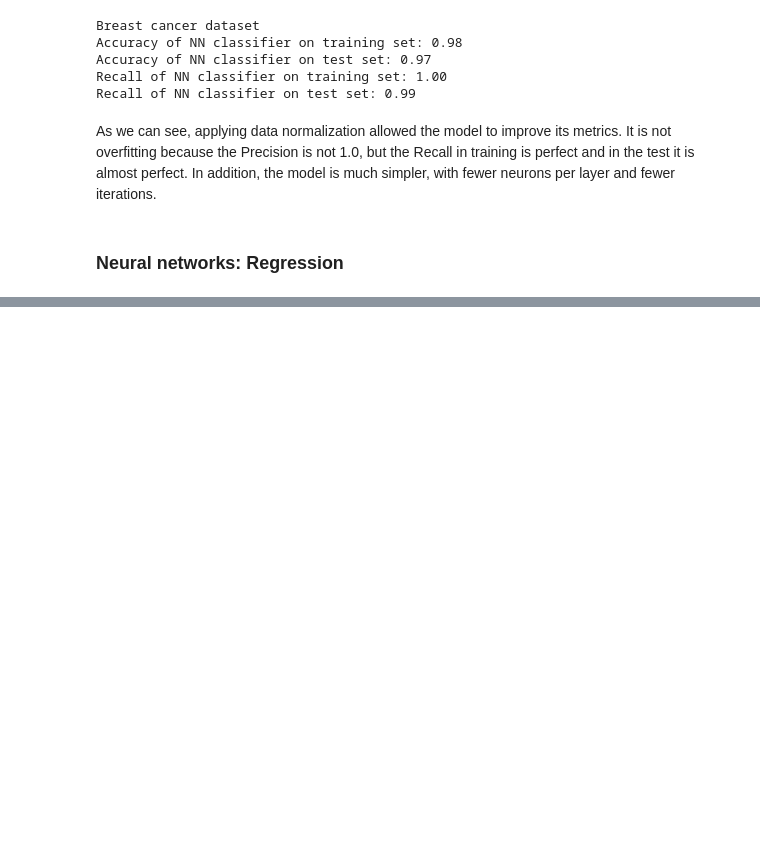
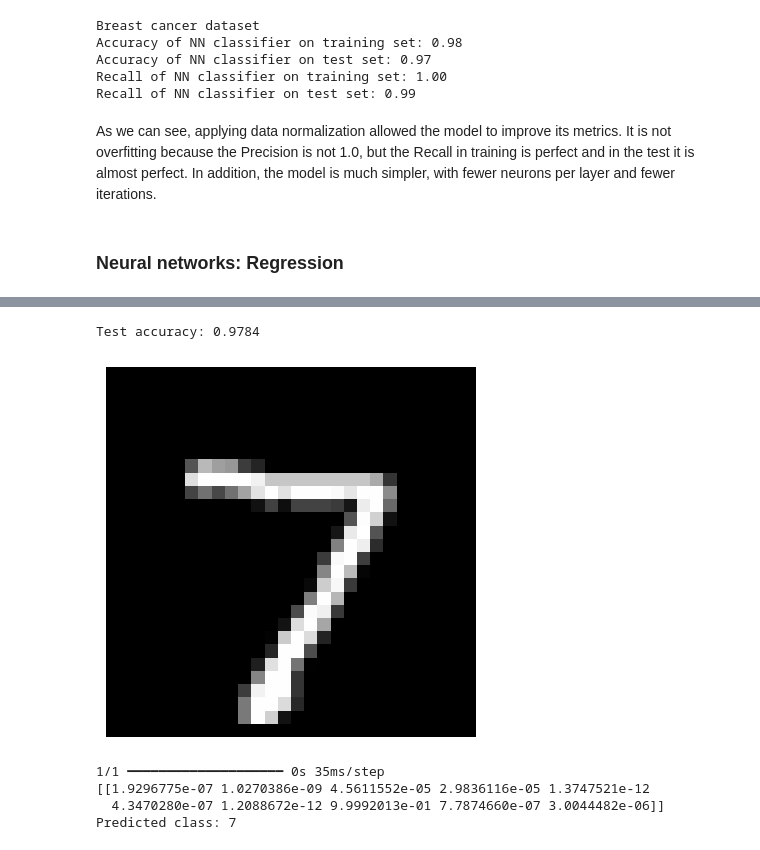
Before and after one commit to MillerQuintero2001/ARISA_Project_Data_Science, a Jupyter notebook: Class_#6/1-ANN.ipynb, the cells around one changed output, grey strips where cells are left out. Saved outputs shown, nothing was run; the diff lists cells and outputs as text; code cells hidden in the pictures; blank space fills up the shorter version.

```diff
--- a/Class_#6/1-ANN.ipynb
+++ b/Class_#6/1-ANN.ipynb
@@ -764,0 +760,14 @@ pip install keras
+# %%
+import tensorflow as tf
+from tensorflow import keras
+
+# 1. Data preparation
+(train_images, train_labels), (test_images, test_labels) = keras.datasets.mnist.load_data()
+
+# Preprocesamiento de los datos
+train_images = train_images.reshape((60000, 28 * 28)).astype('float32') / 255
+test_images = test_images.reshape((10000, 28 * 28)).astype('float32') / 255
+
+# Convertir etiquetas a formato categórico (One-hot encoding)
+train_labels = keras.utils.to_categorical(train_labels)
+test_labels = keras.utils.to_categorical(test_labels)
@@ -764,0 +777,12 @@ pip install keras
+# %%
+# 2. Model definition
+network = keras.Sequential([
+    keras.Input(shape=(28 * 28,)),
+    keras.layers.Dense(512, activation='relu'),
+    keras.layers.Dense(10, activation='softmax')
+])
+
+# This is another way to define the model, but at timedate execution, it produces a warning
+# network = keras.models.Sequential()
+# network.add(keras.layers.Dense(512, activation='relu', input_shape=(28 * 28,)))
+# network.add(keras.layers.Dense(10, activation='softmax'))
@@ -765 +815,23 @@ pip install keras
+# %%
+# Show accuracy in test set
+print(f'Test accuracy: {test_acc:.4f}')
+# %% [output]
+Test accuracy: 0.9784
+# %%
+# 6. Model prediction
+single_image = (test_images[0].reshape(28,28)*255).astype(np.uint8)
+plt.imshow(single_image, cmap='gray')
+plt.axis('off')
+plt.show()
+# Predict the class of the first image in the test set
+predictions = network.predict(test_images[0:1])
+print(predictions)
+predicted_class = np.argmax(predictions[0])
+print(f'Predicted class: {predicted_class}')
+# %% [output]
+[figure, added]
+1/1 ━━━━━━━━━━━━━━━━━━━━ 0s 35ms/step
+[[1.9296775e-07 1.0270386e-09 4.5611552e-05 2.9836116e-05 1.3747521e-12
+  4.3470280e-07 1.2088672e-12 9.9992013e-01 7.7874660e-07 3.0044482e-06]]
+Predicted class: 7
 # %%
```
Also changed, not shown: parts of 8 cells of this notebook, 20 other files.
